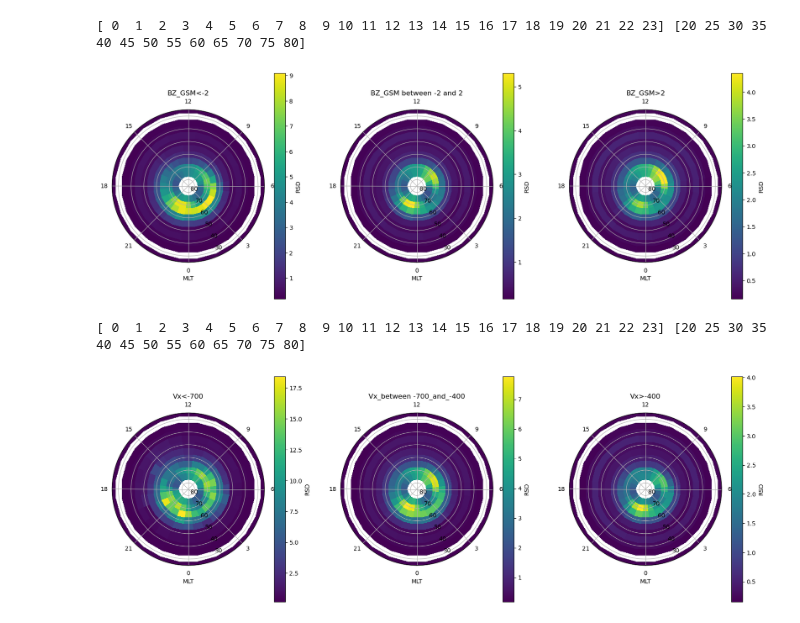
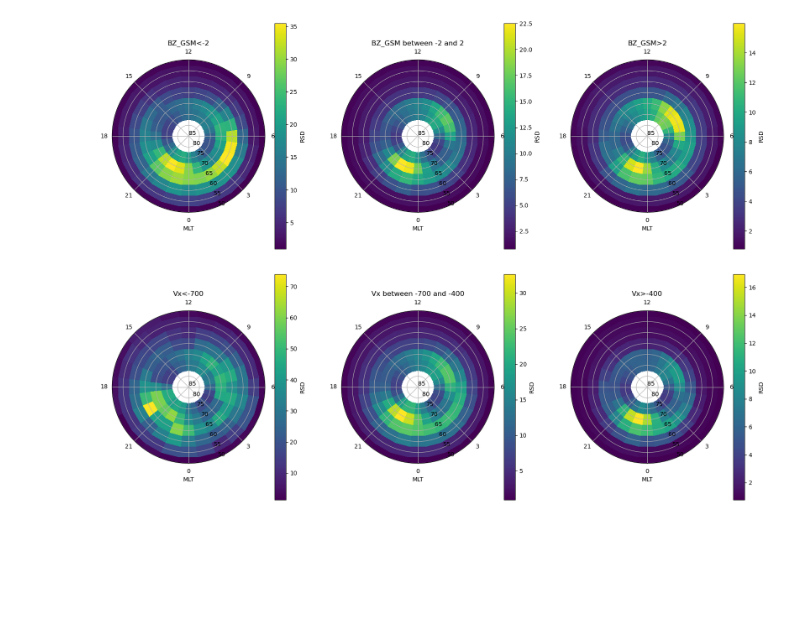
Before and after one commit to mikecoughlan/examining_twins_and_supermag, a Jupyter notebook: rsd_statistics.ipynb, the cells around one changed output. Cells and saved outputs as stored; diff of their text form; code cells hidden in the pictures; blank space fills up the shorter version.

```diff
--- a/rsd_statistics.ipynb
+++ b/rsd_statistics.ipynb
@@ -91,4 +70,7 @@ print(hss_df)
 # %%
+def perc95(x):
+	return np.percentile(x, 95)
+
 def seperating_into_bins(lat_dict, dates=None, var=None, var_bins=None):
 
 	# writing some error handling for the inputs
@@ -132,10 +114,17 @@ def seperating_into_bins(lat_dict, dates=None, var=None, var_bins=None):
 		# of the dataframe
 		if dates is not None:
 			temp_df = pd.DataFrame()
+			if isinstance(lat_dict[lat]['rsd'].index, pd.DatetimeIndex):
+				lat_dict[lat]['rsd'].reset_index(inplace=True, drop=False)
+				lat_dict[lat]['rsd'].rename(columns={'index': 'Date_UTC'}, inplace=True)
+			lat_dict[lat]['rsd']['Date_UTC'] = pd.to_datetime(lat_dict[lat]['rsd']['Date_UTC'])
+			df = lat_dict[lat]['rsd']
 			for index, date in dates.iterrows():
-				storm = lat_dict[lat]['rsd'][date['initial_phase']:date['end_recovery_phase']][['max_rsd', 'MLT']]
+				storm = df[(df['Date_UTC'] >= date['initial_phase']) & (df['Date_UTC'] <= date['end_recovery_phase'])][['max_rsd', 'MLT']]
 				temp_df = pd.concat([temp_df, storm], axis=0)
-			lat_dict[lat]['rsd'] = temp_df.groupby('MLT').agg(['mean', 'std', 'max', 'median'])['max_rsd']
+			temp_df = temp_df.groupby('MLT').agg(['mean', 'std', 'max', 'median', perc95])['max_rsd']
+			temp_df['lat'] = lat
+			combined_aggs = pd.concat([combined_aggs, temp_df], axis=0)
 
 		# if a variable is included, the data will be filtered to only include
 		# the rows where the variable is between the values in the var_bins.
@@ -150,7 +139,7 @@ def seperating_into_bins(lat_dict, dates=None, var=None, var_bins=None):
 				else:
 					lat_dict[lat][t] = temp_df[temp_df[var] > var_bins[i-1]][['max_rsd', 'MLT']]
 
-				lat_dict[lat][t] = lat_dict[lat][t].groupby('MLT').agg(['mean', 'std', 'max', 'median'])['max_rsd']
+				lat_dict[lat][t] = lat_dict[lat][t].groupby('MLT').agg(['mean', 'std', 'max', 'median', perc95])['max_rsd']
 				lat_dict[lat][t]['lat'] = lat
 				combined_aggs[t] = pd.concat([combined_aggs[t], lat_dict[lat][t]], axis=0)
 
@@ -158,8 +147,8 @@ def seperating_into_bins(lat_dict, dates=None, var=None, var_bins=None):
 
 	return lat_dict, combined_aggs
 
-# bz_lat_dict, bz_combined_aggs = seperating_into_bins(lat_dict, var='BZ_GSM', var_bins=[-2, 2])
-# vx_lat_dict, vx_combined_aggs = seperating_into_bins(lat_dict, var='Vx', var_bins=[-700, -400])
+bz_lat_dict, bz_combined_aggs = seperating_into_bins(lat_dict, var='BZ_GSM', var_bins=[-2, 2])
+vx_lat_dict, vx_combined_aggs = seperating_into_bins(lat_dict, var='Vx', var_bins=[-700, -400])
 hss_lat_dict, hss_combined_aggs = seperating_into_bins(lat_dict, dates=hss_df[['initial_phase', 'end_recovery_phase']])
 cme_lat_dict, cme_combined_aggs = seperating_into_bins(lat_dict, dates=cme_df[['initial_phase', 'end_recovery_phase']])
 complex_lat_dict, complex_combined_aggs = seperating_into_bins(lat_dict, dates=complex_df[['initial_phase', 'end_recovery_phase']])
@@ -200,7 +207,7 @@ def plot_formatting(combined_aggs, stat_value):
 # %%
 # plotting the heatmap using polar plot
 
-plotting_dict = plot_formatting(bz_combined_aggs, 'mean')
+plotting_dict = plot_formatting(bz_combined_aggs, 'perc95')
 fig, ax = plt.subplots(1, len(plotting_dict), figsize=(20,7), subplot_kw=dict(projection='polar'))
 for i, key in enumerate(plotting_dict):
 	Z = plotting_dict[key]['Z']
@@ -208,7 +215,7 @@ for i, key in enumerate(plotting_dict):
 	th = plotting_dict[key]['th']
 	c = ax[i].pcolormesh(th, R, Z.T, cmap='viridis', shading='auto')
 	fig.colorbar(c, ax=ax[i], label='RSD')
-	ax[i].set_rlim(bottom=85, top=25)
+	ax[i].set_rlim(bottom=85, top=50)
 	ax[i].set_theta_zero_location('S')
 	ax[i].set_thetagrids([theta * 45 for theta in range(360//45)], labels=[0, 3, 6, 9, 12, 15, 18, 21])
 	ax[i].set_xlabel('MLT')
@@ -216,26 +223,24 @@ for i, key in enumerate(plotting_dict):
 
 plt.show()
 # %% [output]
-[ 0  1  2  3  4  5  6  7  8  9 10 11 12 13 14 15 16 17 18 19 20 21 22 23] [20 25 30 35 40 45 50 55 60 65 70 75 80]
-[figure, old version]
+[figure, new version]
 # %%
 # plotting the heatmap using polar plot
 
-plotting_dict = plot_formatting(vx_combined_aggs, 'mean')
+plotting_dict = plot_formatting(vx_combined_aggs, 'perc95')
 fig, ax = plt.subplots(1, len(plotting_dict), figsize=(20,7), subplot_kw=dict(projection='polar'))
 for i, key in enumerate(plotting_dict):
 	Z = plotting_dict[key]['Z']
 	R = plotting_dict[key]['R']
 	th = plotting_dict[key]['th']
 	c = ax[i].pcolormesh(th, R, Z.T, cmap='viridis', shading='auto')
 	fig.colorbar(c, ax=ax[i], label='RSD')
-	ax[i].set_rlim(bottom=85, top=25)
+	ax[i].set_rlim(bottom=85, top=50)
 	ax[i].set_theta_zero_location('S')
 	ax[i].set_thetagrids([theta * 45 for theta in range(360//45)], labels=[0, 3, 6, 9, 12, 15, 18, 21])
 	ax[i].set_xlabel('MLT')
 	ax[i].set_title(key)
 
 plt.show()
 # %% [output]
-[ 0  1  2  3  4  5  6  7  8  9 10 11 12 13 14 15 16 17 18 19 20 21 22 23] [20 25 30 35 40 45 50 55 60 65 70 75 80]
-[figure, old version]
+[figure, new version]
```
Also changed, not shown: parts of 5 cells of this notebook, 1 other file.
